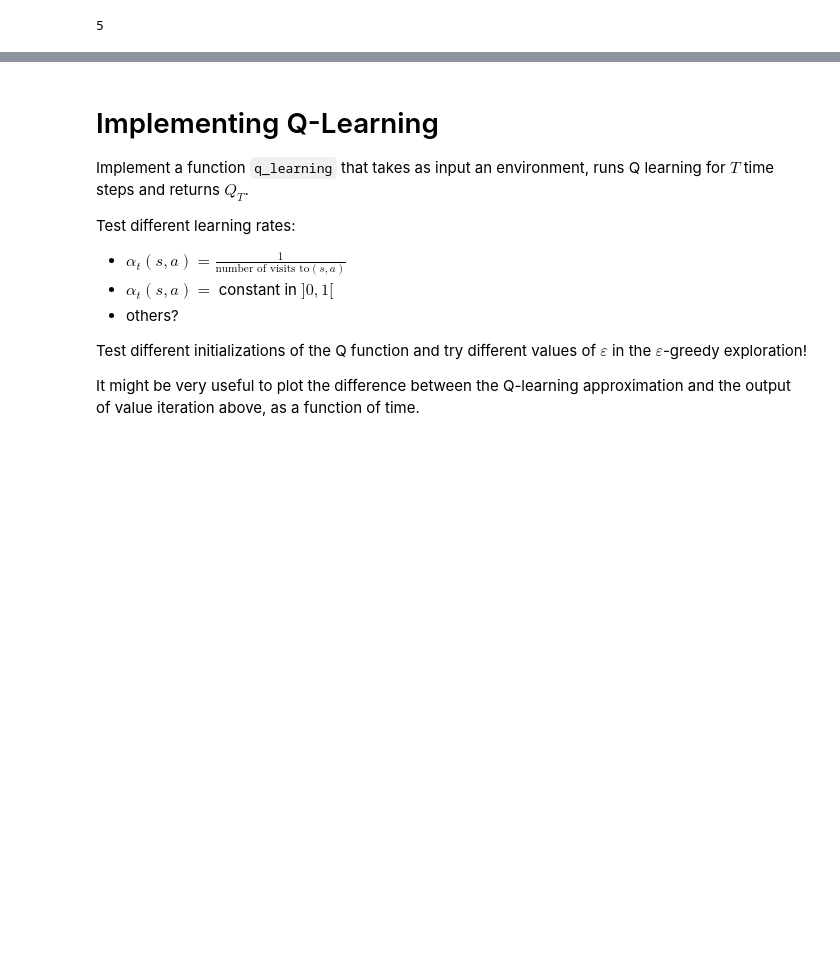
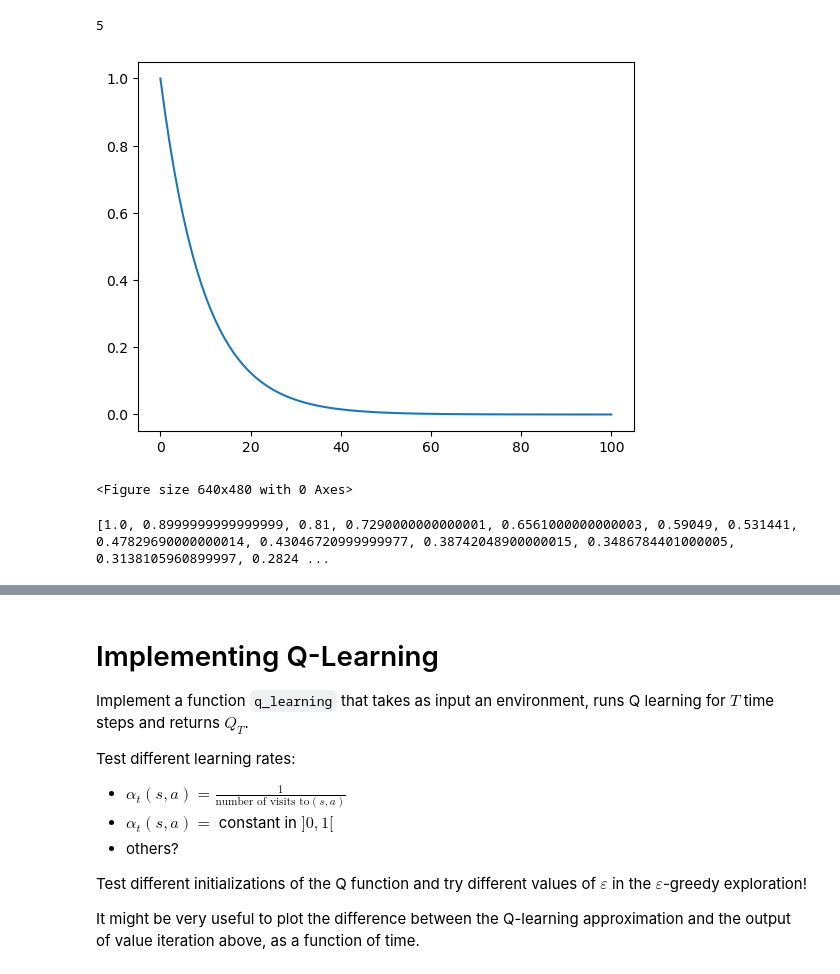
Before and after one commit to VictorCilleros/Q_learning, a Jupyter notebook: ValueIteration_and_QLearning.ipynb, the cells around one changed output, grey strips where cells are left out. Saved outputs shown, nothing was run; the diff lists cells and outputs as text; code cells hidden in the pictures; blank space fills up the shorter version.

```diff
--- a/ValueIteration_and_QLearning.ipynb
+++ b/ValueIteration_and_QLearning.ipynb
@@ -229,4 +230,18 @@ def bellman_operator(Q, env, gamma=0.99):
         sum+=q*env.P[state,action,s]
       TQ[state,action]=env.R[state,action]+gamma*sum
   return TQ
+# %%
+S = env.observation_space.n
+A = env.action_space.n
+Q = np.zeros((S, A))
+tabError=[]
+for i in range(100):
+  TQ=bellman_operator(Q,env=env,gamma=0.9)
+  tabError.append(np.max(np.abs(TQ-Q)))
+  Q=TQ
+plt.figure()
+plt.plot(np.linspace(0,100,100),tabError)
+plt.show()
+# %% [output]
+[figure, added]
 # %%
@@ -246,3 +265,15 @@ def value_iteration(env, gamma=0.99, epsilon=1e-6):
+# %%
+itermax=1000
+
+Q,tabError=value_iteration(env=env,gamma=0.9,epsilon=0.0001,Niter=itermax)
+plt.figure()
+#plt.plot(np.linspace(0,itermax,itermax),tabError)
+plt.show()
+print(tabError)
+print(Q)
+# %% [output]
+<Figure size 640x480 with 0 Axes>
+[1.0, 0.8999999999999999, 0.81, 0.7290000000000001, 0.6561000000000003, 0.59049, 0.531441, 0.47829690000000014, 0.43046720999999977, 0.38742048900000015, 0.3486784401000005, 0.3138105960899997, 0.2824 ...
 # %%
 Q_vi = value_iteration(env)
 
```
Also changed, not shown: parts of 5 cells of this notebook.
